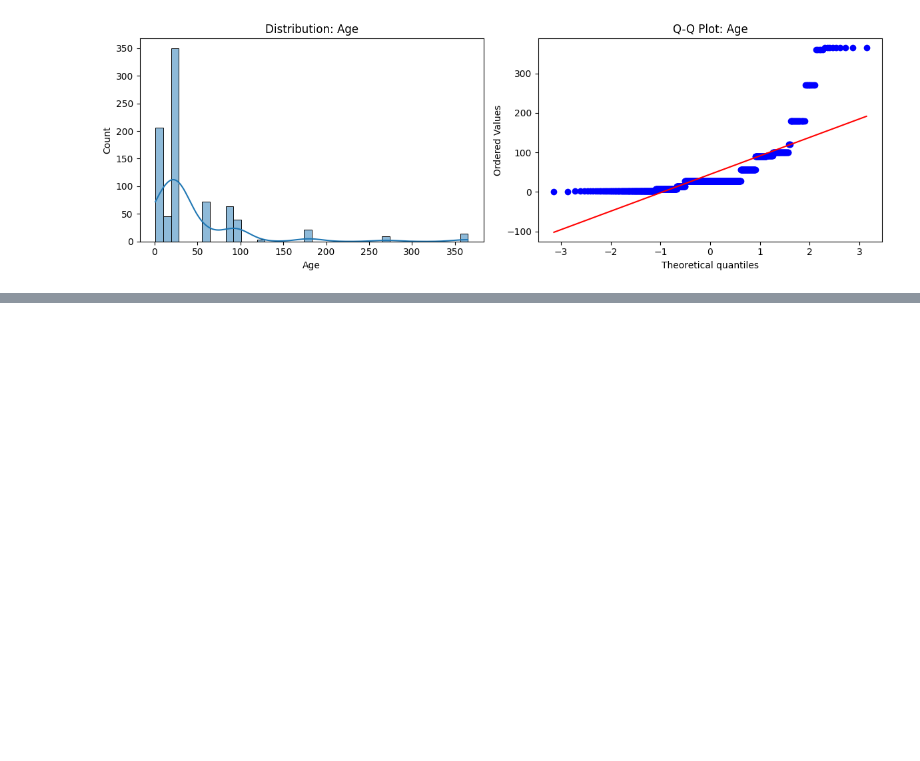
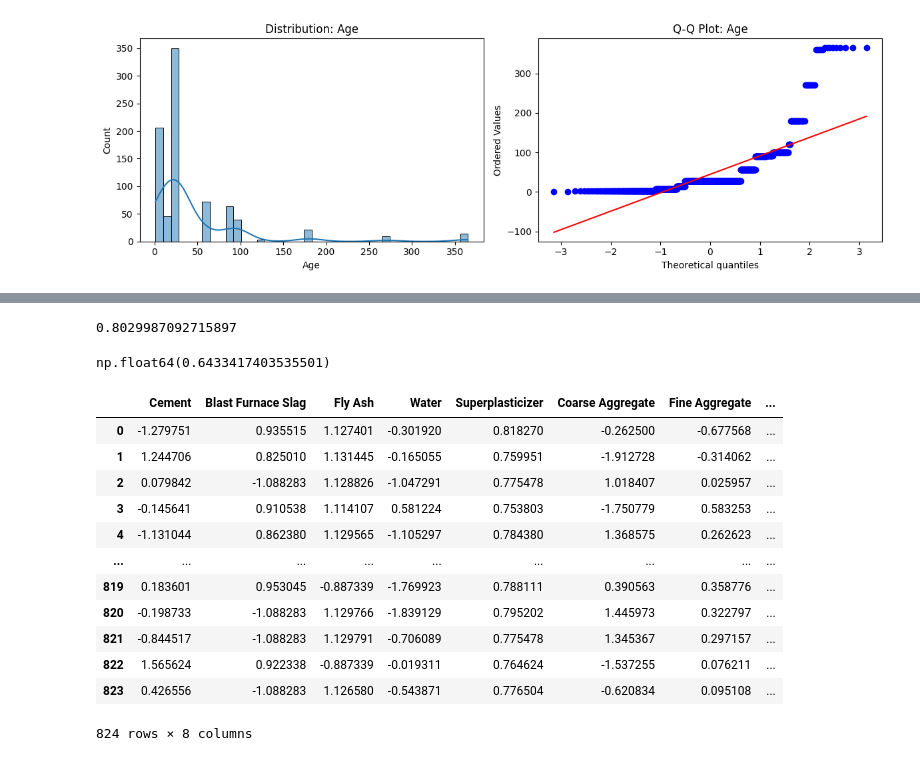
Before and after one commit to HirenGajjar/ai-ml, a Jupyter notebook: power_transforms/code.ipynb, the cells around one changed output, grey strips where cells are left out. Cells and saved outputs as stored; diff of their text form; code cells hidden in the pictures; blank space fills up the shorter version.

```diff
--- a/power_transforms/code.ipynb
+++ b/power_transforms/code.ipynb
@@ -133,0 +203,12 @@ for col in x_train.columns:
+# %%
+r2_score(y_test , lr_pred)
+# %% [output]
+0.8029987092715897
+# %%
+bc= PowerTransformer(method = 'box-cox')
+x_transformed = bc.fit_transform(x+0.0000000000000000001)
+
+lr= LinearRegression()
+np.mean(cross_val_score(lr, x_transformed , y , scoring = 'r2' , cv = 10))
+# %% [output]
+np.float64(0.6433417403535501)
@@ -133,0 +217,16 @@ for col in x_train.columns:
+# %%
+x_train_transformed_pd
+# %% [output]
+|  | Cement | Blast Furnace Slag | Fly Ash | Water | Superplasticizer | Coarse Aggregate | Fine Aggregate | ... |
+| 0 | -1.279751 | 0.935515 | 1.127401 | -0.301920 | 0.818270 | -0.262500 | -0.677568 | ... |
+| 1 | 1.244706 | 0.825010 | 1.131445 | -0.165055 | 0.759951 | -1.912728 | -0.314062 | ... |
+| 2 | 0.079842 | -1.088283 | 1.128826 | -1.047291 | 0.775478 | 1.018407 | 0.025957 | ... |
+| 3 | -0.145641 | 0.910538 | 1.114107 | 0.581224 | 0.753803 | -1.750779 | 0.583253 | ... |
+| 4 | -1.131044 | 0.862380 | 1.129565 | -1.105297 | 0.784380 | 1.368575 | 0.262623 | ... |
+| ... | ... | ... | ... | ... | ... | ... | ... | ... |
+| 819 | 0.183601 | 0.953045 | -0.887339 | -1.769923 | 0.788111 | 0.390563 | 0.358776 | ... |
+| 820 | -0.198733 | -1.088283 | 1.129766 | -1.839129 | 0.795202 | 1.445973 | 0.322797 | ... |
+| 821 | -0.844517 | -1.088283 | 1.129791 | -0.706089 | 0.775478 | 1.345367 | 0.297157 | ... |
+| 822 | 1.565624 | 0.922338 | -0.887339 | -0.019311 | 0.764624 | -1.537255 | 0.076211 | ... |
+| 823 | 0.426556 | -1.088283 | 1.126580 | -0.543871 | 0.776504 | -0.620834 | 0.095108 | ... |
+824 rows × 8 columns
```
Also changed, not shown: parts of 19 cells of this notebook.
